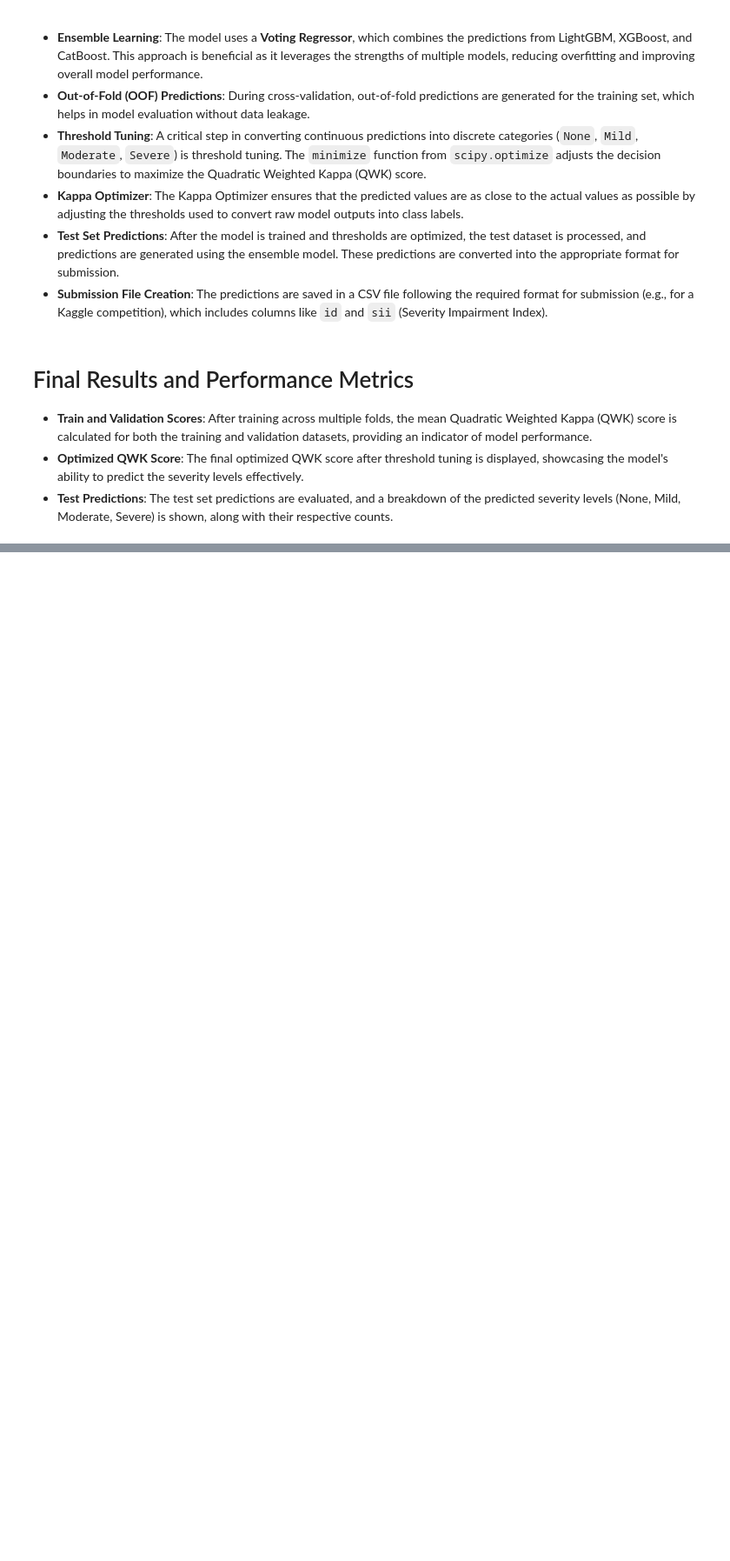
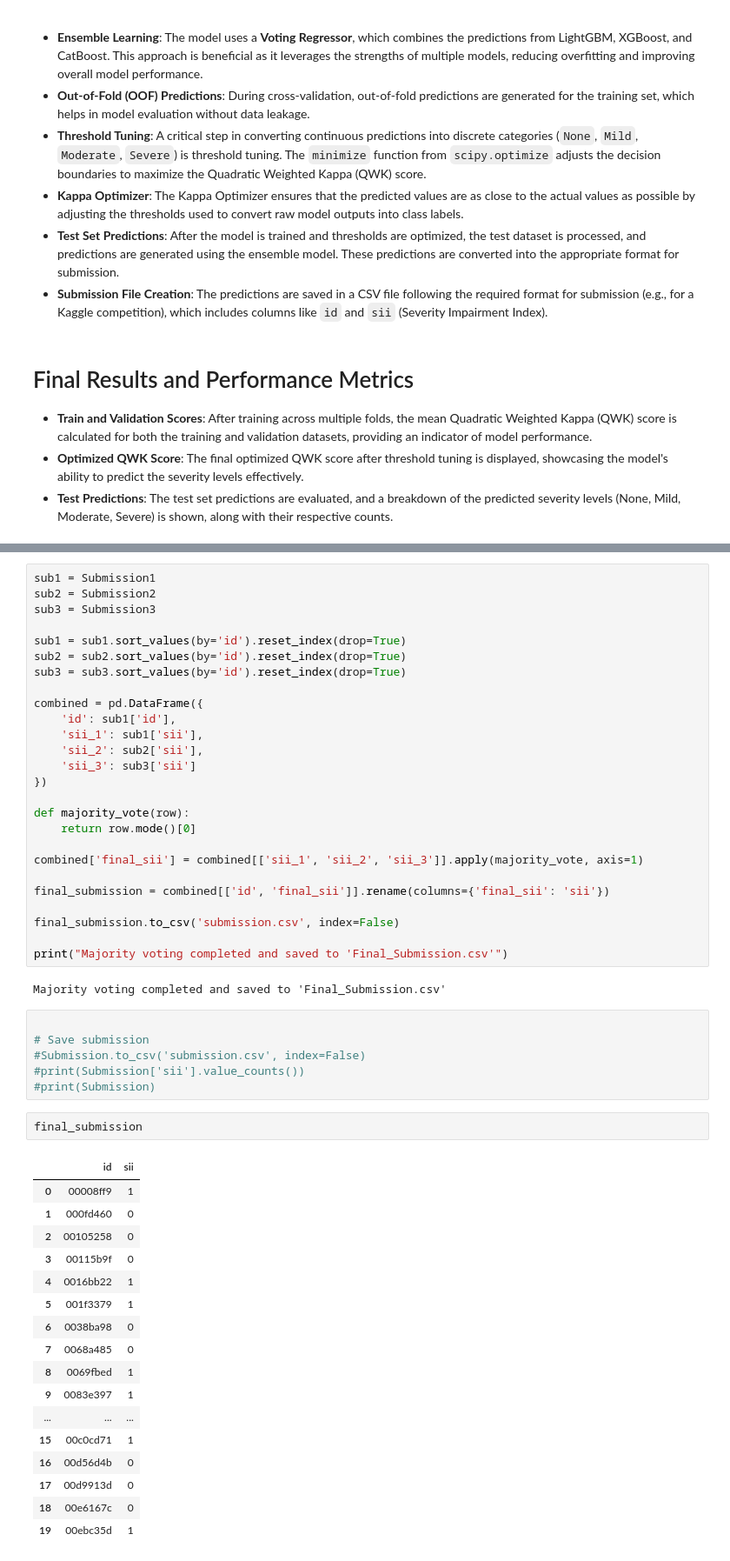
Before and after one commit to zhuhongan/Child-Mind-Institute-Problematic-Internet-Use, a Jupyter notebook: CMI_notebook.ipynb, the cells around one changed output, grey strips where cells are left out. Shown at 87% size. Cells and saved outputs as stored; diff of their text form; blank space fills up the shorter version.

```diff
--- a/CMI_notebook.ipynb
+++ b/CMI_notebook.ipynb
@@ -871,0 +1224,54 @@ Name: count, dtype: int64
+# %%
+sub1 = Submission1
+sub2 = Submission2
+sub3 = Submission3
+
+sub1 = sub1.sort_values(by='id').reset_index(drop=True)
+sub2 = sub2.sort_values(by='id').reset_index(drop=True)
+sub3 = sub3.sort_values(by='id').reset_index(drop=True)
+
+combined = pd.DataFrame({
+    'id': sub1['id'],
+    'sii_1': sub1['sii'],
+    'sii_2': sub2['sii'],
+    'sii_3': sub3['sii']
+})
+
+def majority_vote(row):
+    return row.mode()[0]
+
+combined['final_sii'] = combined[['sii_1', 'sii_2', 'sii_3']].apply(majority_vote, axis=1)
+
+final_submission = combined[['id', 'final_sii']].rename(columns={'final_sii': 'sii'})
+
+final_submission.to_csv('submission.csv', index=False)
+
+print("Majority voting completed and saved to 'Final_Submission.csv'")
+# %% [output]
+Majority voting completed and saved to 'Final_Submission.csv'
+# %%
+
+# Save submission
+#Submission.to_csv('submission.csv', index=False)
+#print(Submission['sii'].value_counts())
+#print(Submission)
+# %%
+final_submission
+# %% [output]
+|  | id | sii |
+| 0 | 00008ff9 | 1 |
+| 1 | 000fd460 | 0 |
+| 2 | 00105258 | 0 |
+| 3 | 00115b9f | 0 |
+| 4 | 0016bb22 | 1 |
+| 5 | 001f3379 | 1 |
+| 6 | 0038ba98 | 0 |
+| 7 | 0068a485 | 0 |
+| 8 | 0069fbed | 1 |
+| 9 | 0083e397 | 1 |
+| ... | ... | ... |
+| 15 | 00c0cd71 | 1 |
+| 16 | 00d56d4b | 0 |
+| 17 | 00d9913d | 0 |
+| 18 | 00e6167c | 0 |
+| 19 | 00ebc35d | 1 |
```
Also changed, not shown: parts of 10 cells of this notebook.
